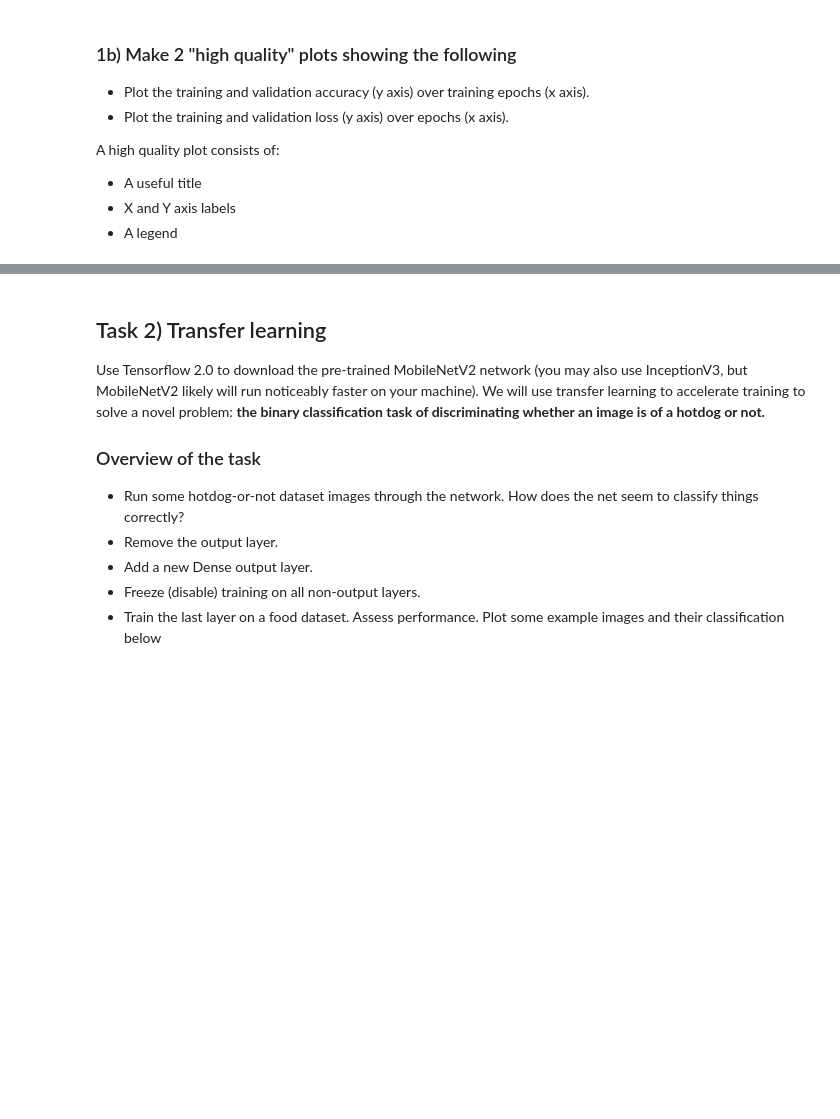
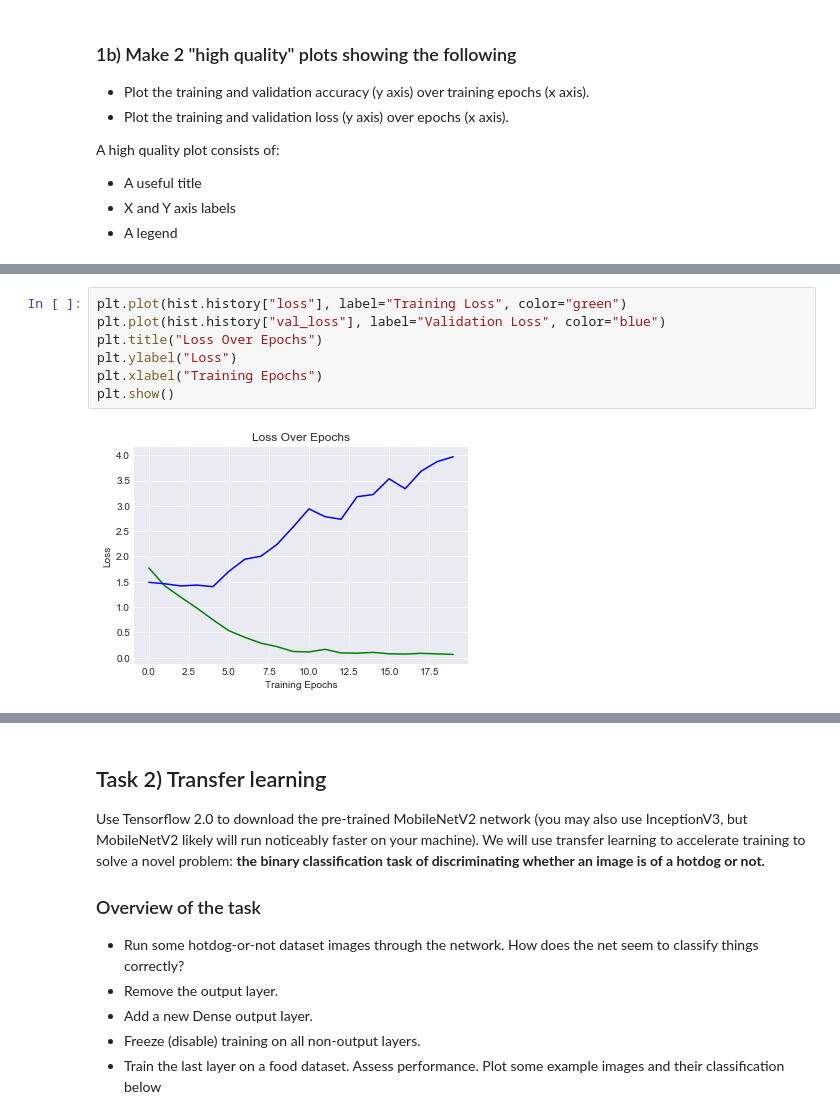
Before and after one commit to ejseal21/NeuralNetworks, a Jupyter notebook: project4/transfer_learning.ipynb, the cells around one changed output, grey strips where cells are left out. Cells and saved outputs as stored; diff of their text form; blank space fills up the shorter version.

```diff
--- a/project4/transfer_learning.ipynb
+++ b/project4/transfer_learning.ipynb
@@ -124,0 +150,9 @@ model.fit(x_train, y_train, batch_size=4, epochs=50, validation_data=(x_val, y_v
+# %%
+plt.plot(hist.history["loss"], label="Training Loss", color="green")
+plt.plot(hist.history["val_loss"], label="Validation Loss", color="blue")
+plt.title("Loss Over Epochs")
+plt.ylabel("Loss")
+plt.xlabel("Training Epochs")
+plt.show()
+# %% [output]
+[figure, added]
```
Also changed, not shown: parts of 9 cells of this notebook.
